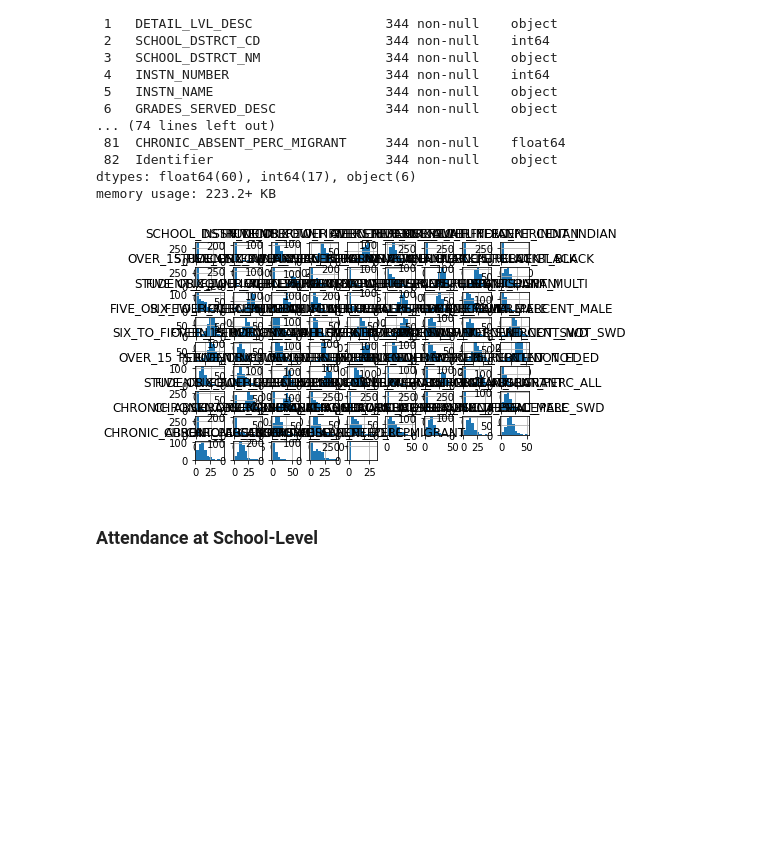
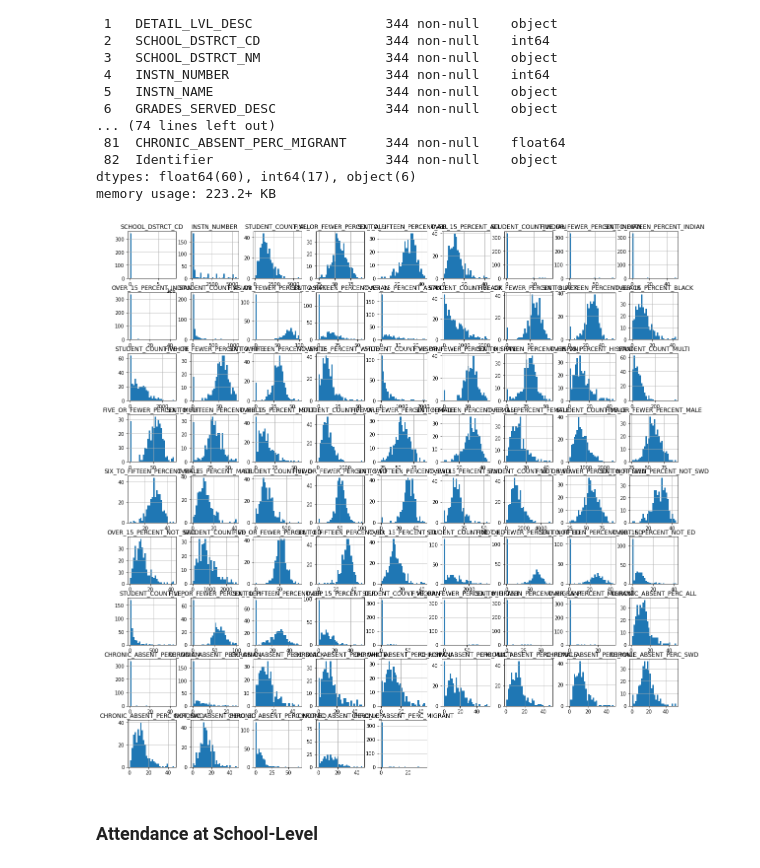
Before and after one commit to rajaridgway/SpringboardCapstoneTwo, a Jupyter notebook: 02_eda_capstonetwo_ridgway.ipynb, the cells around one changed output. Cells and saved outputs as stored; diff of their text form; code cells hidden in the pictures; blank space fills up the shorter version.

```diff
--- a/02_eda_capstonetwo_ridgway.ipynb
+++ b/02_eda_capstonetwo_ridgway.ipynb
@@ -205,10 +241,10 @@ Data columns (total 83 columns):
 dtypes: float64(60), int64(17), object(6)
 memory usage: 223.2+ KB
 # %%
-att.hist()
+att.hist(bins = 30, figsize = (20,20))
 plt.show()
 # %% [output]
-[figure, old version]
+[figure, new version]
 # %% [markdown]
 ### Attendance at School-Level
 # %%
```
Also changed, not shown: parts of 16 cells of this notebook.
